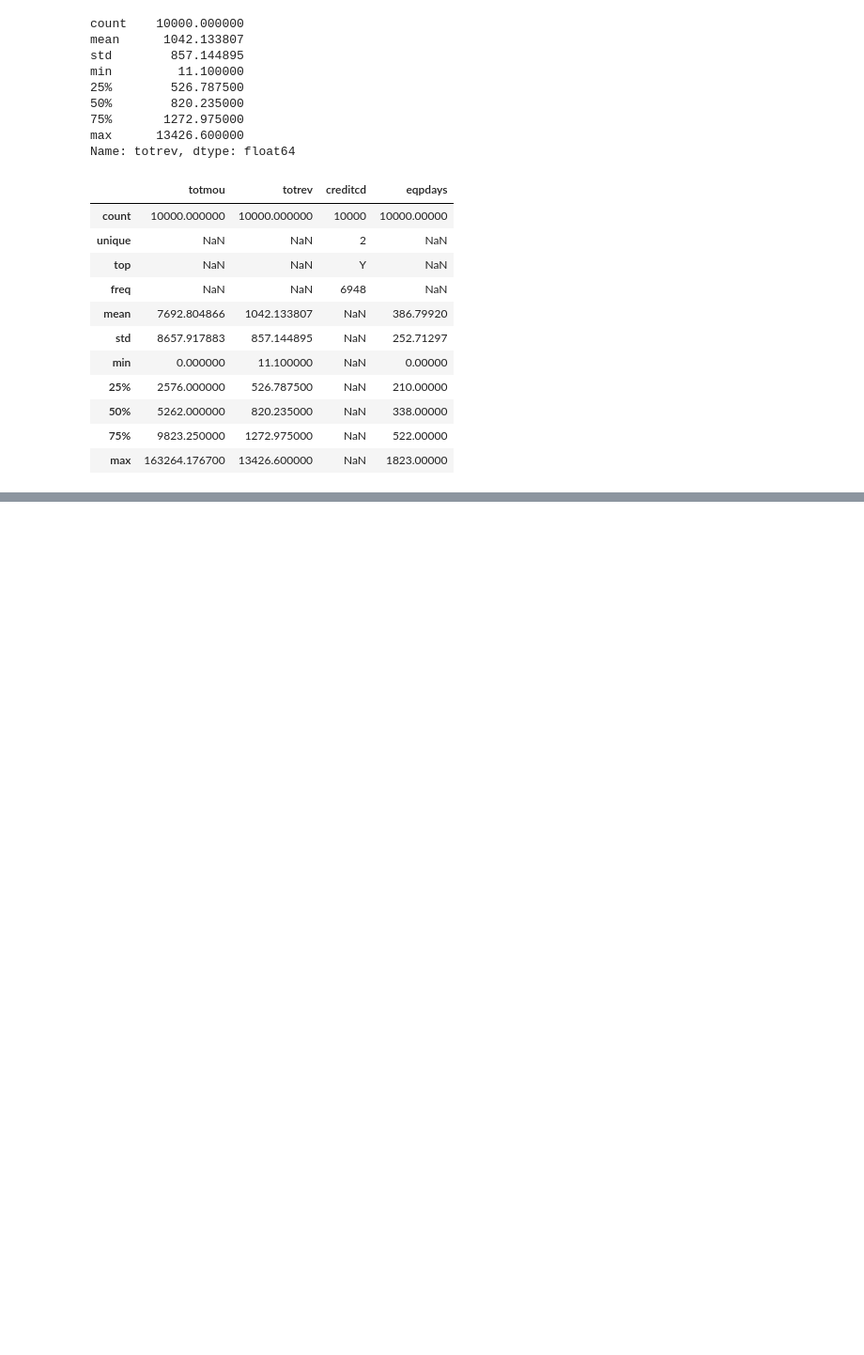
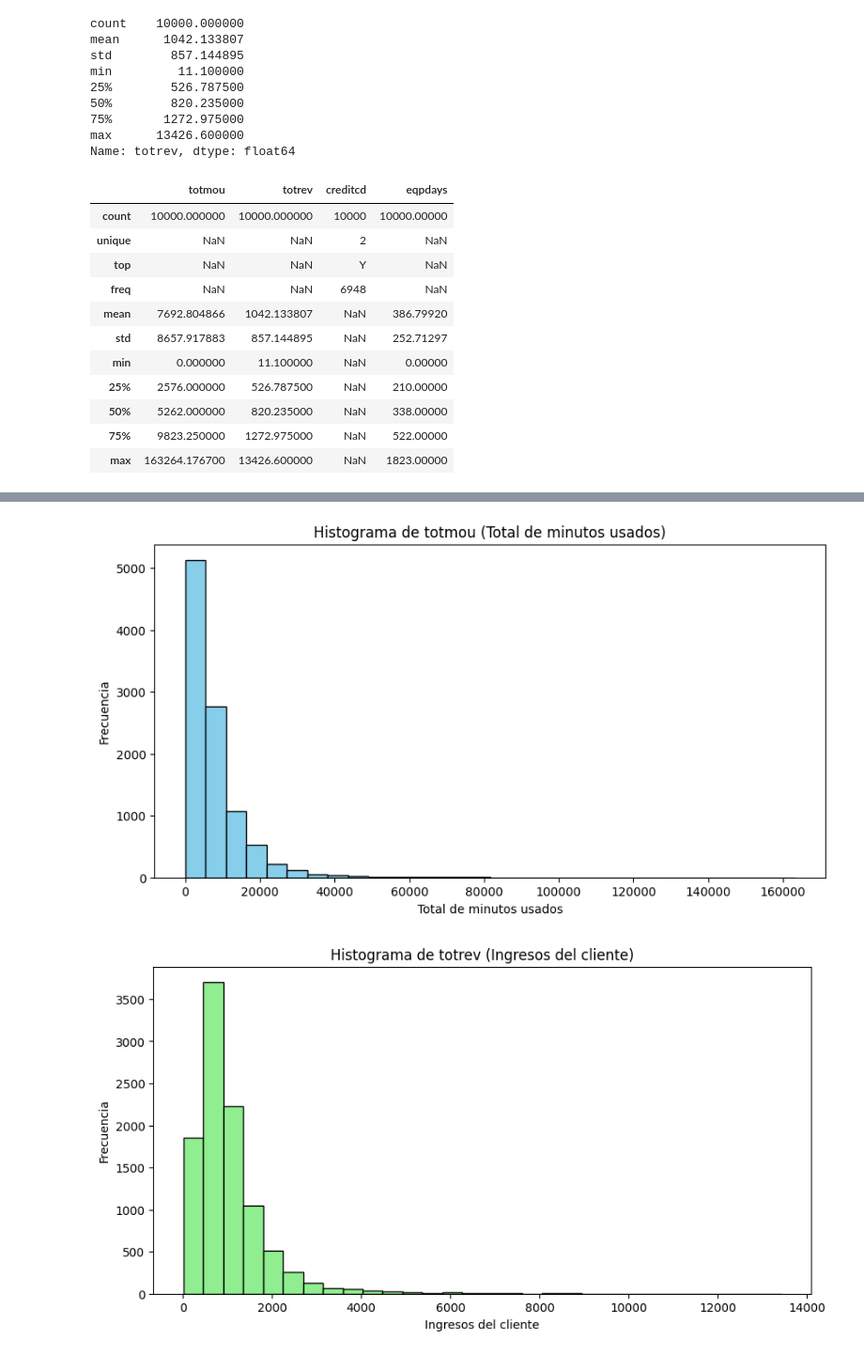
Before and after one commit to ccjaviers777/actividad_3_ml, a Jupyter notebook: Cuadernos/Relacion_minutos.ipynb, the cells around one changed output, grey strips where cells are left out. Shown at 94% size. Cells and saved outputs as stored; diff of their text form; code cells hidden in the pictures; blank space fills up the shorter version.

```diff
--- a/Cuadernos/Relacion_minutos.ipynb
+++ b/Cuadernos/Relacion_minutos.ipynb
@@ -480,0 +484,37 @@ df.describe(include='all')
+# %%
+# Crear un histograma para las variables numéricas y un gráfico de barras para la variable categórica
+
+# Histograma para 'totmou' (Total de minutos usados)
+plt.figure(figsize=(10, 5))
+plt.hist(df['totmou'], bins=30, color='skyblue', edgecolor='black')
+plt.title('Histograma de totmou (Total de minutos usados)')
+plt.xlabel('Total de minutos usados')
+plt.ylabel('Frecuencia')
+plt.show()
+
+# Histograma para 'totrev' (Ingresos del cliente)
+plt.figure(figsize=(10, 5))
+plt.hist(df['totrev'], bins=30, color='lightgreen', edgecolor='black')
+plt.title('Histograma de totrev (Ingresos del cliente)')
+plt.xlabel('Ingresos del cliente')
+plt.ylabel('Frecuencia')
+plt.show()
+
+# Histograma para 'eqpdays' (Número de días de antigüedad del equipo)
+plt.figure(figsize=(10, 5))
+plt.hist(df['eqpdays'], bins=30, color='lightcoral', edgecolor='black')
+plt.title('Histograma de eqpdays (Antigüedad del equipo)')
+plt.xlabel('Número de días de antigüedad')
+plt.ylabel('Frecuencia')
+plt.show()
+
+# Gráfico de barras para 'creditcd' (Indicador de tarjeta de crédito)
+plt.figure(figsize=(10, 5))
+df['creditcd'].value_counts(dropna=False).plot(kind='bar', color='orange', edgecolor='black')
+plt.title('Gráfico de barras de creditcd (Indicador de tarjeta de crédito)')
+plt.xlabel('Indicador de tarjeta de crédito')
+plt.ylabel('Frecuencia')
+plt.show()
+# %% [output]
+[figure, added]
+[figure, added]
```
Also changed, not shown: parts of 10 cells of this notebook.
